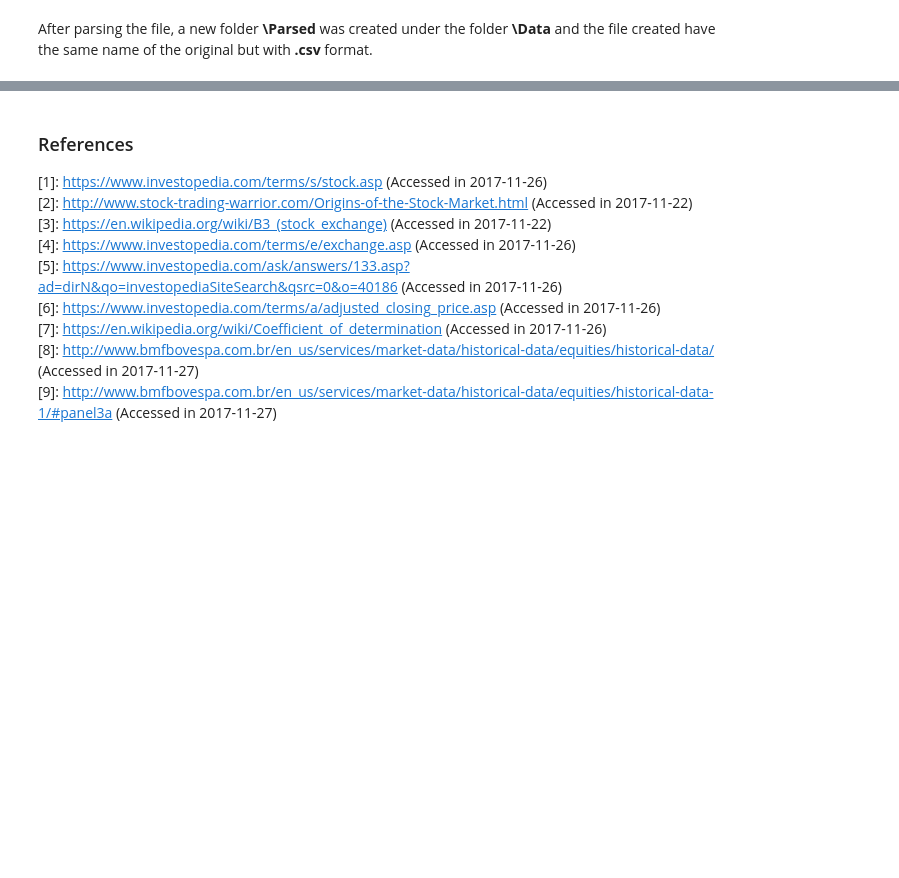
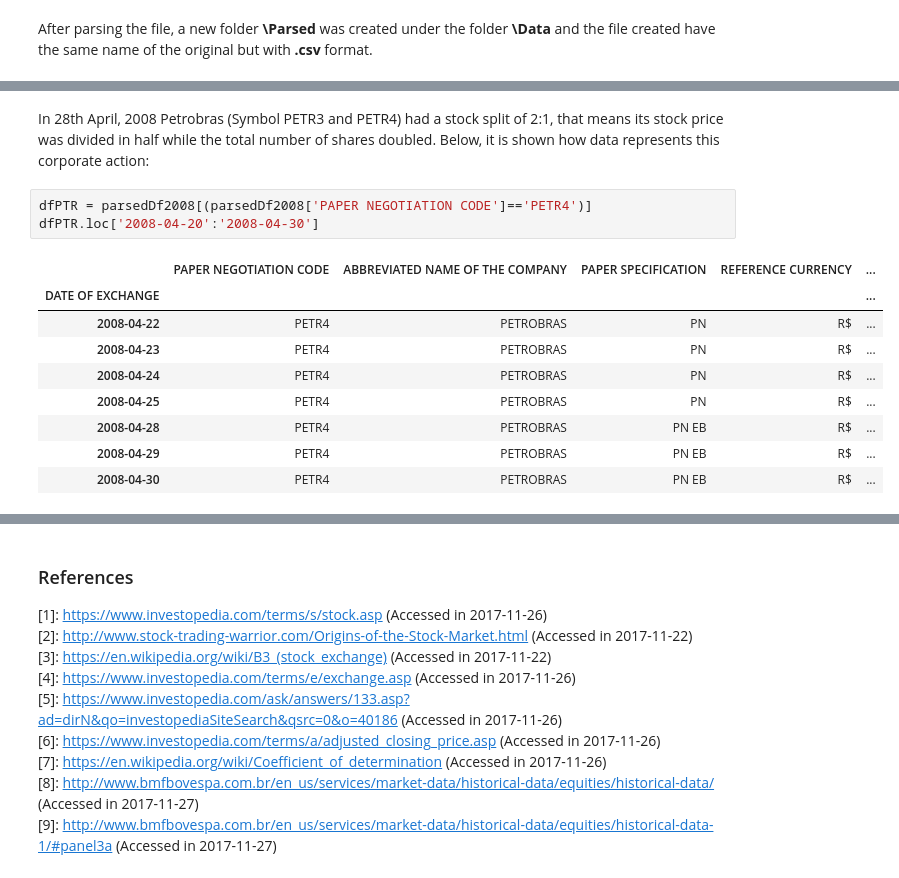
Before and after one commit to gabriel301/MLNanodregree, a Jupyter notebook: projects/capstone/CapstoneProject/Report/Capstone Report.ipynb, the cells around one changed output, grey strips where cells are left out. Saved outputs shown, nothing was run; the diff lists cells and outputs as text; blank space fills up the shorter version.

```diff
--- a/projects/capstone/CapstoneProject/Report/Capstone Report.ipynb
+++ b/projects/capstone/CapstoneProject/Report/Capstone Report.ipynb
@@ -153,0 +238,15 @@ parsedDf.head()
+# %% [markdown]
+In 28th April, 2008 Petrobras (Symbol PETR3 and PETR4) had a stock split of 2:1, that means its stock price was divided in half while the total number of shares doubled. Below, it is shown how data represents this corporate action:
+# %%
+dfPTR = parsedDf2008[(parsedDf2008['PAPER NEGOTIATION CODE']=='PETR4')]
+dfPTR.loc['2008-04-20':'2008-04-30']
+# %% [output]
+|  | PAPER NEGOTIATION CODE | ABBREVIATED NAME OF THE COMPANY | PAPER SPECIFICATION | REFERENCE CURRENCY | ... |
+| DATE OF EXCHANGE |  |  |  |  | ... |
+| 2008-04-22 | PETR4 | PETROBRAS | PN | R$ | ... |
+| 2008-04-23 | PETR4 | PETROBRAS | PN | R$ | ... |
+| 2008-04-24 | PETR4 | PETROBRAS | PN | R$ | ... |
+| 2008-04-25 | PETR4 | PETROBRAS | PN | R$ | ... |
+| 2008-04-28 | PETR4 | PETROBRAS | PN EB | R$ | ... |
+| 2008-04-29 | PETR4 | PETROBRAS | PN EB | R$ | ... |
+| 2008-04-30 | PETR4 | PETROBRAS | PN EB | R$ | ... |
```
Also changed, not shown: parts of 13 cells of this notebook, 3 other files.
